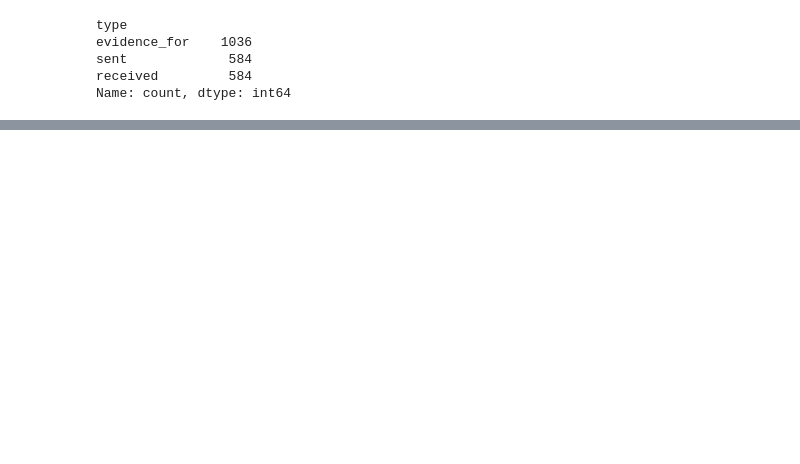
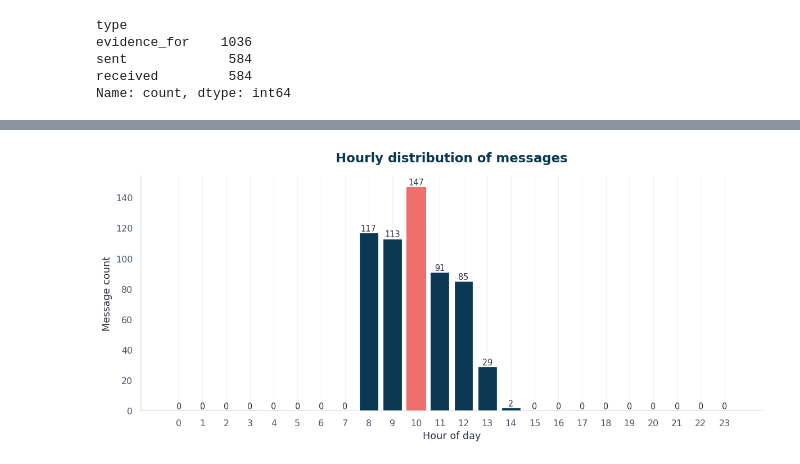
Before and after one commit to rymarmary/network-cluster-analysis, a Jupyter notebook: network_analysis.ipynb, the cells around one changed output, grey strips where cells are left out. Saved outputs shown, nothing was run; the diff lists cells and outputs as text; code cells hidden in the pictures; blank space fills up the shorter version.

Commit message:
improve visualisations and translate to English

```diff
--- a/network_analysis.ipynb
+++ b/network_analysis.ipynb
@@ -47,9 +141,8 @@ H4: Тематика сообщений различается между кру
 # %%
-import json
-import pandas as pd
-
-with open("MC3_graph.json", "r") as f:
+with open("data/MC3_graph.json", "r") as f:
     data = json.load(f)
 
-data.keys()
+print("Top-level keys :", list(data.keys()))
+print("# nodes         :", len(data["nodes"]))
+print("# edges         :", len(data["edges"]))
 # %% [output]
@@ -1535,0 +265,26 @@ for c in communities_list:
+# %%
+hour_counts = (
+    pd.DataFrame({"hour": np.arange(24)})
+    .merge(messages["hour"].value_counts().rename("count"), left_on="hour", right_index=True, how="left")
+    .fillna(0)
+)
+
+fig, ax = plt.subplots(figsize=(11, 5))
+bars = ax.bar(
+    hour_counts["hour"], hour_counts["count"],
+    color=PRIMARY, edgecolor="white", linewidth=0.8, zorder=3,
+)
+# accent bar = peak hour
+peak = hour_counts["count"].idxmax()
+bars[peak].set_color(ACCENT)
+
+ax.set_title("Hourly distribution of messages")
+ax.set_xlabel("Hour of day")
+ax.set_ylabel("Message count")
+ax.set_xticks(range(24))
+ax.grid(axis="y")
+annotate_bars(ax, orient="v")
+plt.tight_layout()
+plt.show()
+# %% [output]
+[figure, added]
```
Also changed, not shown: parts of 145 cells of this notebook, 8 other files.
